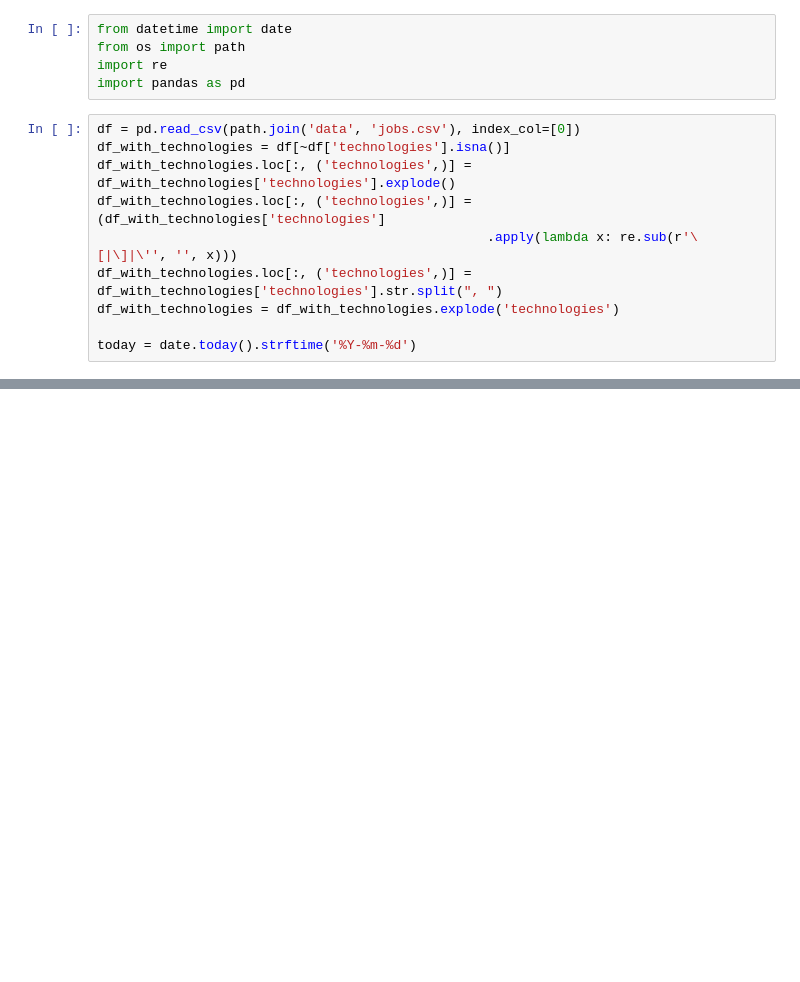
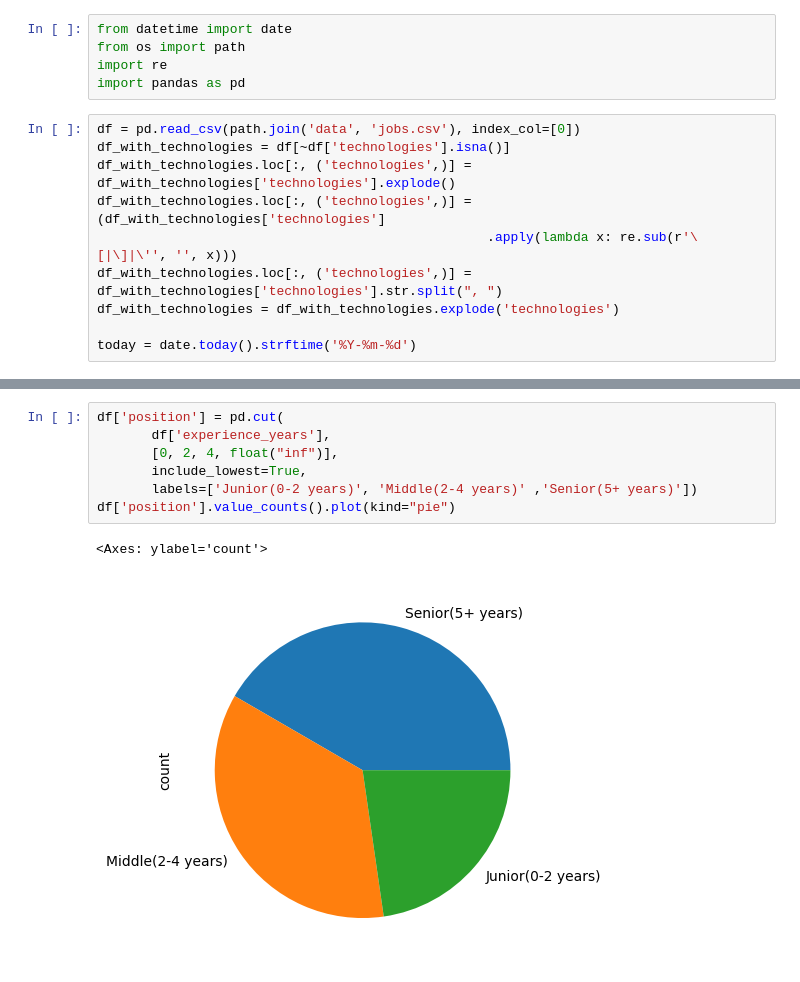
Before and after one commit to kuznetsb/Djinni-Python-technologies-statistics, a Jupyter notebook: analysis.ipynb, the cells around one changed output, grey strips where cells are left out. Saved outputs shown, nothing was run; the diff lists cells and outputs as text; blank space fills up the shorter version.

Commit message:
Added pie plot with share for each experience position

```diff
--- a/analysis.ipynb
+++ b/analysis.ipynb
@@ -63,0 +64,10 @@ df[["experience_years", "views", "applications"]].corr()
+# %%
+df['position'] = pd.cut(
+       df['experience_years'],
+       [0, 2, 4, float("inf")],
+       include_lowest=True,
+       labels=['Junior(0-2 years)', 'Middle(2-4 years)' ,'Senior(5+ years)'])
+df['position'].value_counts().plot(kind="pie")
+# %% [output]
+<Axes: ylabel='count'>
+[figure, added]
```
Also changed, not shown: parts of 5 cells of this notebook.
